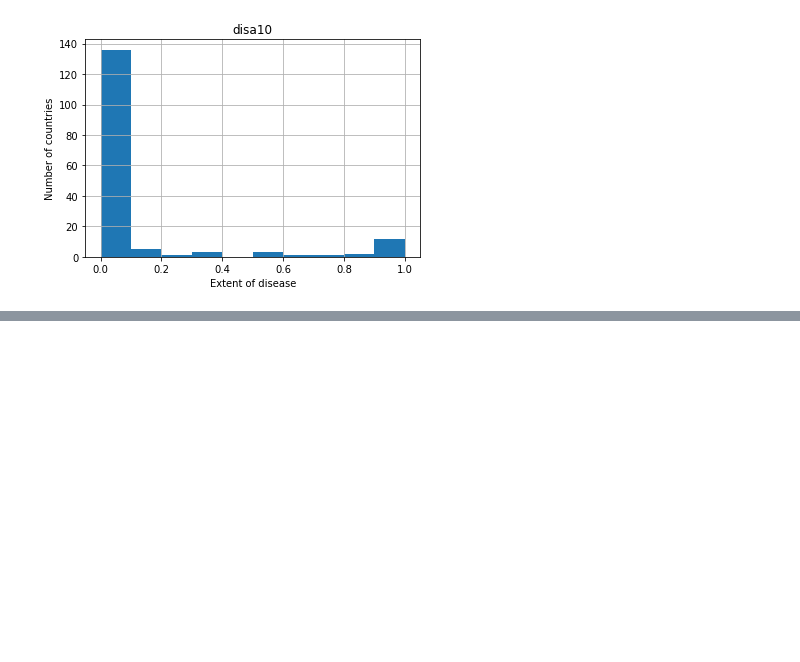
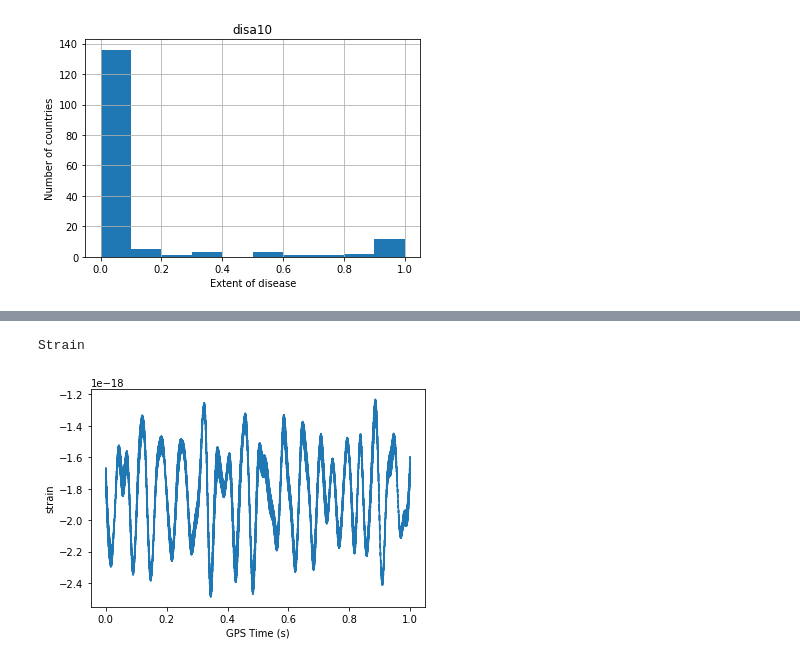
Before and after one commit to SketchQ/DataCamp_DataScience_Track, a Jupyter notebook: 11_Introduction_to_Importing_Data_in_Python/Chapter_2_Importing_data_from_other_file_types.ipynb, the cells around one changed output, grey strips where cells are left out. Drawn from its saved outputs; the diff is of its cells as text; code cells hidden in the pictures; blank space fills up the shorter version.

```diff
--- a/11_Introduction_to_Importing_Data_in_Python/Chapter_2_Importing_data_from_other_file_types.ipynb
+++ b/11_Introduction_to_Importing_Data_in_Python/Chapter_2_Importing_data_from_other_file_types.ipynb
@@ -262,0 +281,5 @@ plt.show()
+# %%
+import h5py
+filename='datasets/L-L1_LOSC_4_V1-1126259446-32.hdf5 '
+data = h5py.File(filename, 'r') # 'r' is for read
+print(type(data))
@@ -262,0 +292,3 @@ plt.show()
+# %%
+for key in data.keys():
+    print(key)
@@ -262,0 +313,3 @@ plt.show()
+# %%
+for key in data['meta'].keys():
+    print(key)
@@ -262,0 +344,25 @@ plt.show()
+# %%
+# get the HDF5 group : group
+group = data['strain']
+
+# Check out keys of group
+for key in group.keys():
+    print(key)
+
+# Set variable equal to time series data: strain
+strain = np.array(data['strain']['Strain'])
+
+# Set number of time points to sample: num_samples
+num_samples = 10000
+
+# Set time vector
+time = np.arange(0, 1, 1/num_samples)
+
+# Plot data
+plt.plot(time, strain[:num_samples])
+plt.xlabel('GPS Time (s)')
+plt.ylabel('strain')
+plt.show()
+# %% [output]
+Strain
+[figure, added]
```
Also changed, not shown: parts of 11 cells of this notebook.
